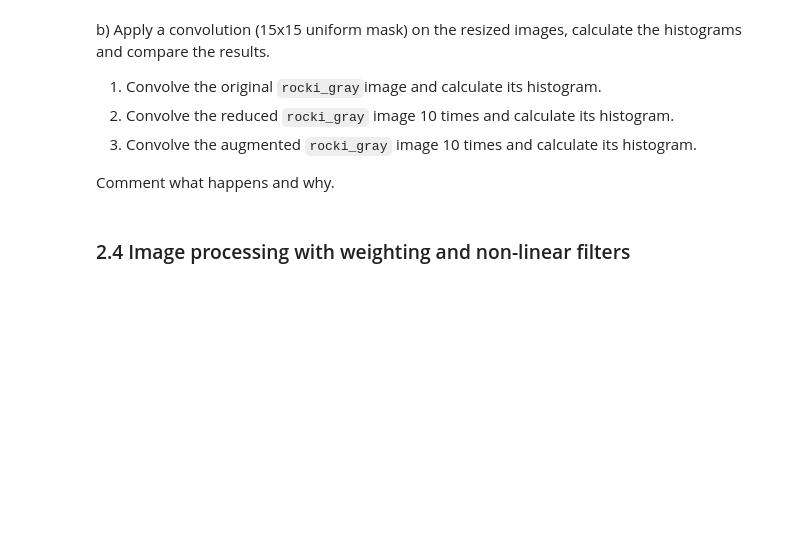
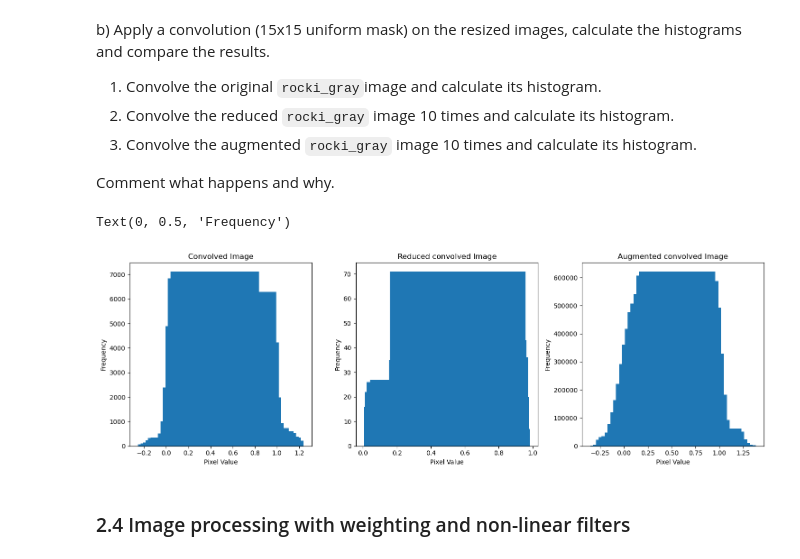
Before and after one commit to dacxjo/computer_vision, a Jupyter notebook: Labs/p2/p2_2022-23.ipynb, the cells around one changed output. Cells and saved outputs as stored; diff of their text form; code cells hidden in the pictures; blank space fills up the shorter version.

```diff
--- a/Labs/p2/p2_2022-23.ipynb
+++ b/Labs/p2/p2_2022-23.ipynb
@@ -199,3 +217,34 @@ Comment what happens and why.
+# %%
+mask = np.ones((15,15))
+mask = mask/225
+
+hist_convolved = histogram(rocki_gray_maskFull, nbins=32)
+
+reduced_rocki_gray_convolved = convolve(reduced_rocki_gray, mask)
+hist_reduced_convolved = histogram(reduced_rocki_gray_convolved, nbins=32)
+
+augmented_rocki_gray_convolved = convolve(augmented_rocki_gray, mask)
+hist_augmented_convolved = histogram(augmented_rocki_gray_convolved, nbins=32)
+
+fig, axs = plt.subplots(1, 3, figsize=(15, 5), tight_layout=True)
+
+axs[0].bar(hist_convolved[1],hist_convolved[0])
+axs[0].set_title("Convolved Image")
+axs[0].set_xlabel("Pixel Value")
+axs[0].set_ylabel("Frequency")
+
+axs[1].bar(hist_reduced_convolved[1],hist_reduced_convolved[0])
+axs[1].set_title("Reduced convolved Image")
+axs[1].set_xlabel("Pixel Value")
+axs[1].set_ylabel("Frequency")
+
+axs[2].bar(hist_augmented_convolved[1],hist_augmented_convolved[0])
+axs[2].set_title("Augmented convolved Image")
+axs[2].set_xlabel("Pixel Value")
+axs[2].set_ylabel("Frequency")
+# %% [output]
+Text(0, 0.5, 'Frequency')
+[figure, added]
 # %% [markdown]
 ### 2.4 Image processing with weighting and non-linear filters
 # %% [markdown]
```
Also changed, not shown: parts of 6 cells of this notebook.
